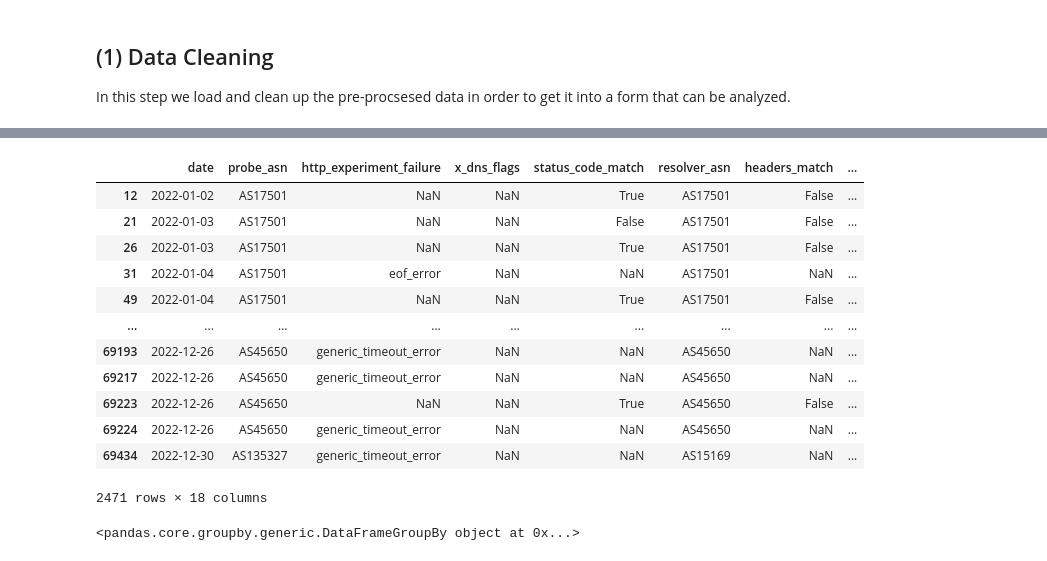
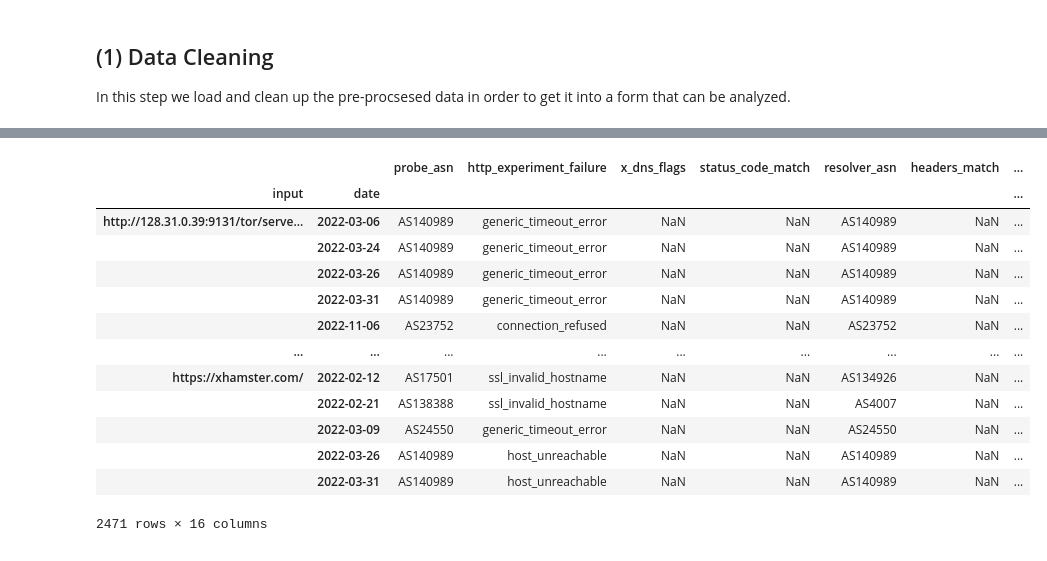
Before and after one commit to mdushkoff/OONI_DataAnalysis, a Jupyter notebook: src/analysis001.ipynb, the cells around one changed output, grey strips where cells are left out. Saved outputs shown, nothing was run; the diff lists cells and outputs as text; code cells hidden in the pictures.

```diff
--- a/src/analysis001.ipynb
+++ b/src/analysis001.ipynb
@@ -9,8 +14,10 @@ import os
 ## (1) Data Cleaning
 In this step we load and clean up the pre-procsesed data in order to get it into a form that can be analyzed.
 # %%
-# Load the pre-processed data
+# Load the pre-processed data and set up the index based on date
 data_dir = '../../Data/NP/processed/2022/'
 web_connectivity = pd.read_csv(os.path.join(data_dir, 'webconnectivity.csv'))
+web_connectivity['date'] = pd.to_datetime(web_connectivity['date'])
+web_connectivity = web_connectivity.set_index('date')
 web_connectivity
 # %% [output]
@@ -30,22 +91,21 @@ web_connectivity
 # %%
 # Extract known blocking methods
 web_maybe_blocked = web_connectivity.loc[(web_connectivity['blocking'] != 'False') & (~web_connectivity['blocking'].isnull())]
-web_maybe_blocked
+web_maybe_blocked = web_maybe_blocked.sort_values(by=["input", "date"])
+wmbi = web_maybe_blocked.set_index(['input', web_maybe_blocked.index])
+wmbi
 # %% [output]
-|  | date | probe_asn | http_experiment_failure | x_dns_flags | status_code_match | resolver_asn | headers_match | ... |
-| 12 | 2022-01-02 | AS17501 | NaN | NaN | True | AS17501 | False | ... |
-| 21 | 2022-01-03 | AS17501 | NaN | NaN | False | AS17501 | False | ... |
-| 26 | 2022-01-03 | AS17501 | NaN | NaN | True | AS17501 | False | ... |
-| 31 | 2022-01-04 | AS17501 | eof_error | NaN | NaN | AS17501 | NaN | ... |
-| 49 | 2022-01-04 | AS17501 | NaN | NaN | True | AS17501 | False | ... |
+|  |  | probe_asn | http_experiment_failure | x_dns_flags | status_code_match | resolver_asn | headers_match | ... |
+| input | date |  |  |  |  |  |  | ... |
+| http://128.31.0.39:9131/tor/serve... | 2022-03-06 | AS140989 | generic_timeout_error | NaN | NaN | AS140989 | NaN | ... |
+|  | 2022-03-24 | AS140989 | generic_timeout_error | NaN | NaN | AS140989 | NaN | ... |
+|  | 2022-03-26 | AS140989 | generic_timeout_error | NaN | NaN | AS140989 | NaN | ... |
+|  | 2022-03-31 | AS140989 | generic_timeout_error | NaN | NaN | AS140989 | NaN | ... |
+|  | 2022-11-06 | AS23752 | connection_refused | NaN | NaN | AS23752 | NaN | ... |
 | ... | ... | ... | ... | ... | ... | ... | ... | ... |
-| 69193 | 2022-12-26 | AS45650 | generic_timeout_error | NaN | NaN | AS45650 | NaN | ... |
-| 69217 | 2022-12-26 | AS45650 | generic_timeout_error | NaN | NaN | AS45650 | NaN | ... |
-| 69223 | 2022-12-26 | AS45650 | NaN | NaN | True | AS45650 | False | ... |
-| 69224 | 2022-12-26 | AS45650 | generic_timeout_error | NaN | NaN | AS45650 | NaN | ... |
-| 69434 | 2022-12-30 | AS135327 | generic_timeout_error | NaN | NaN | AS15169 | NaN | ... |
+| https://xhamster.com/ | 2022-02-12 | AS17501 | ssl_invalid_hostname | NaN | NaN | AS134926 | NaN | ... |
+|  | 2022-02-21 | AS138388 | ssl_invalid_hostname | NaN | NaN | AS4007 | NaN | ... |
+|  | 2022-03-09 | AS24550 | generic_timeout_error | NaN | NaN | AS24550 | NaN | ... |
+|  | 2022-03-26 | AS140989 | host_unreachable | NaN | NaN | AS140989 | NaN | ... |
+|  | 2022-03-31 | AS140989 | host_unreachable | NaN | NaN | AS140989 | NaN | ... |
-2471 rows × 18 columns
+2471 rows × 16 columns
-# %%
-pd.MultiIndex.from_tuples(
-# %% [output]
-<pandas.core.groupby.generic.DataFrameGroupBy object at 0x...>
```
Also changed, not shown: parts of 11 cells of this notebook.
